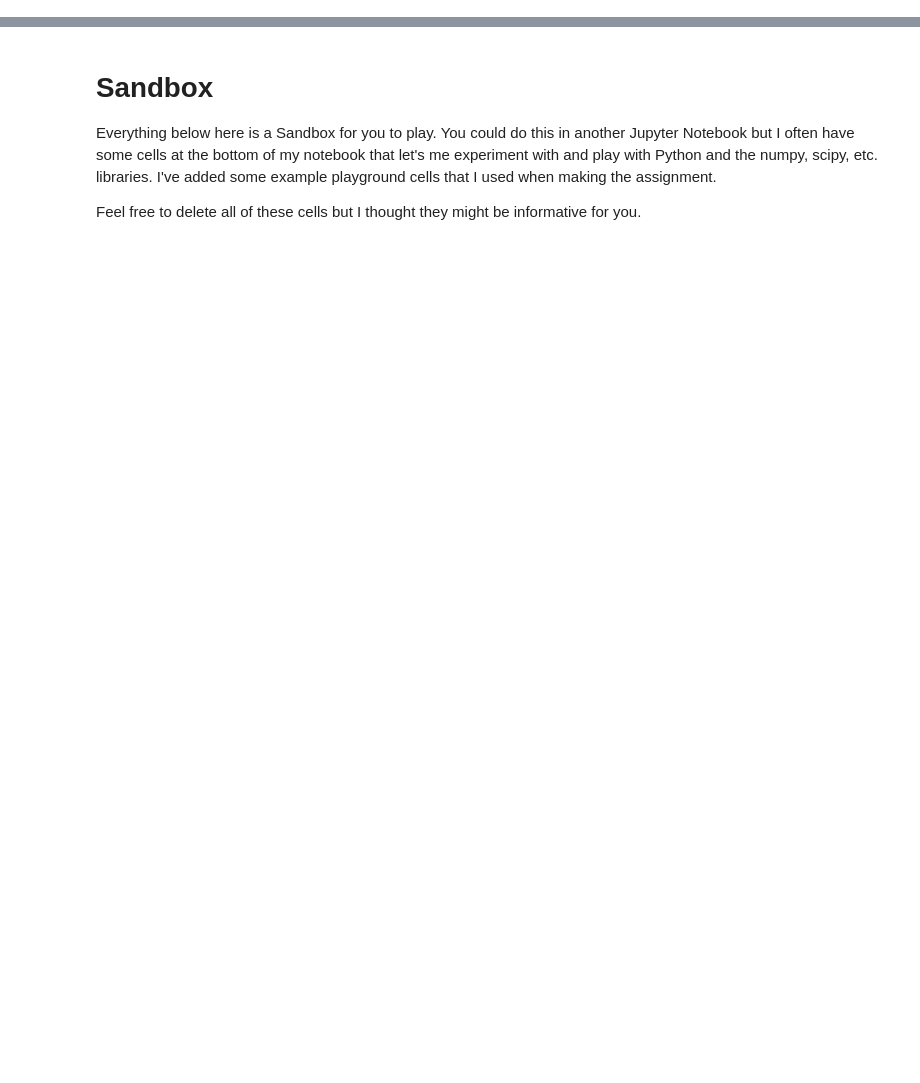
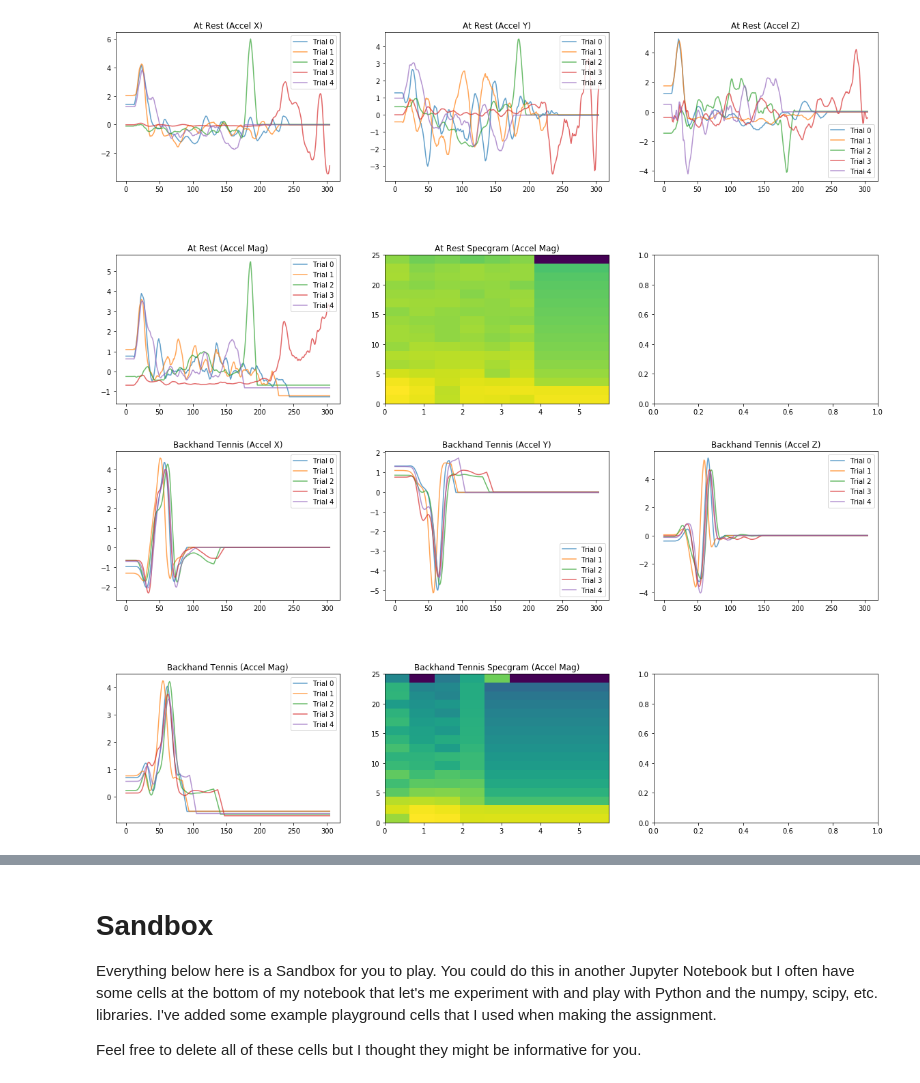
Before and after one commit to cynthisl/ubicomp, a Jupyter notebook: gesture/Gesture Recognizer.ipynb, the cells around one changed output, grey strips where cells are left out. Cells and saved outputs as stored; diff of their text form; code cells hidden in the pictures; blank space fills up the shorter version.

```diff
--- a/gesture/Gesture Recognizer.ipynb
+++ b/gesture/Gesture Recognizer.ipynb
@@ -85,3 +202,18 @@ class Trial:
+# %%
+# transform the data
+
+def transformDataFunc(data):
+    out = movingAvgSmoothing(data)
+    out = amplitudeScaling(out)
+    out = offsetTranslation(out)
+    #out = detrend(out)
+
+    return out
+
+def transformTrials(trials):
+    for trial in trials.values():
+        for t in trial:
+            t.transformData(transformDataFunc)
 # %%
 # This cell contains our file handling and parsing related functions
 from os import listdir
@@ -139,6 +271,7 @@ def parse_and_create_gesture_trials( path_to_dir ):
             gyroFilenameWithPath = os.path.join(path_to_dir, mapSensorToFile["Gyroscope"])
 
             gestureTrial = Trial(gestureName, endTimeMs, gestureTrialNum, accelFilenameWithPath, gyroFilenameWithPath)
+            gestureTrial.transformData(transformDataFunc)
             mapGestureNameToTrialList[gestureName].append(gestureTrial)
 
             if maxArrayLength < len(gestureTrial.accel.x):
@@ -228,37 +361,47 @@ def visualizeGesture(name, gestureTrials):
     fig, axes = plt.subplots(2, 3, figsize=(20, 10), squeeze=False)
     fig.subplots_adjust(hspace=0.5)
     for trialNum, trial in enumerate(gestureTrials):
-        axes[0][0].plot(trial.accel.x, alpha=0.7, label="Trial {}".format(trialNum))
-        axes[0][1].plot(trial.accel.y, alpha=0.7, label="Trial {}".format(trialNum))
-        axes[0][2].plot(trial.accel.z, alpha=0.7, label="Trial {}".format(trialNum))
-        axes[1][0].plot(trial.accel.mag, alpha=0.7, label="Trial {}".format(trialNum))
-        Pxx, freqs, bins, im = axes[1][1].specgram(trial.accel.mag, NFFT=NFFT, Fs=Fs,noverlap=0)
+        #axes[0][0].plot(trial.accel.x, alpha=0.7, label="Trial {}".format(trialNum))
+        #axes[0][1].plot(trial.accel.y, alpha=0.7, label="Trial {}".format(trialNum))
+        #axes[0][2].plot(trial.accel.z, alpha=0.7, label="Trial {}".format(trialNum))
+        #axes[1][0].plot(trial.accel.mag, alpha=0.7, label="Trial {}".format(trialNum))
+        #Pxx, freqs, bins, im = axes[1][1].specgram(trial.accel.mag, NFFT=NFFT, Fs=Fs,noverlap=0)
+
+
+        axes[0][0].plot(transformDataFunc(trial.accel.x), alpha=0.7, label="Trial {}".format(trialNum))
+        axes[0][1].plot(transformDataFunc(trial.accel.y), alpha=0.7, label="Trial {}".format(trialNum))
+        axes[0][2].plot(transformDataFunc(trial.accel.z), alpha=0.7, label="Trial {}".format(trialNum))
+        axes[1][0].plot(transformDataFunc(trial.accel.mag), alpha=0.7, label="Trial {}".format(trialNum))
+        Pxx, freqs, bins, im = axes[1][1].specgram(transformDataFunc(trial.accel.mag), NFFT=NFFT, Fs=Fs,noverlap=0)
 
     axes[0][0].set_title(name + " (Accel X)")
     axes[0][0].legend()
 
     axes[0][1].set_title(name + " (Accel Y)")
     axes[0][1].legend()
 
     axes[0][2].set_title(name + " (Accel Z)")
     axes[0][2].legend()
 
     axes[1][0].set_title(name + " (Accel Mag)")
     axes[1][0].legend()
 
     axes[1][1].set_title(name + " Specgram (Accel Mag)")
 
 
 
 # Now let's plot all of the accel signals! :)
 
 # We are going to make a grid of line graphs with a row for each gesture, so len(mapGestureToTrials) rows
 # and a column for each signal type, so 4 columns (one for x, y, z, and mag)
 def createGestureViz(gestureMap):
     index = 0
     gestureNamesSorted = sorted(gestureMap.keys())
     for gestureName in gestureNamesSorted:
         gestureTrials = gestureMap[gestureName]
         visualizeGesture(gestureName, gestureTrials)
 
-#createGestureViz(jonTrials)
+createGestureViz(jonTrials)
+# %% [output]
+[figure, added]
+[figure, added]
```
Also changed, not shown: parts of 14 cells of this notebook.
